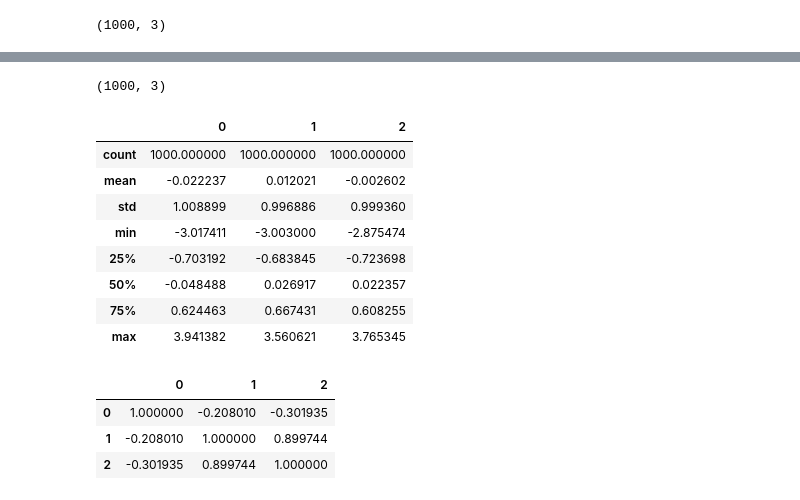
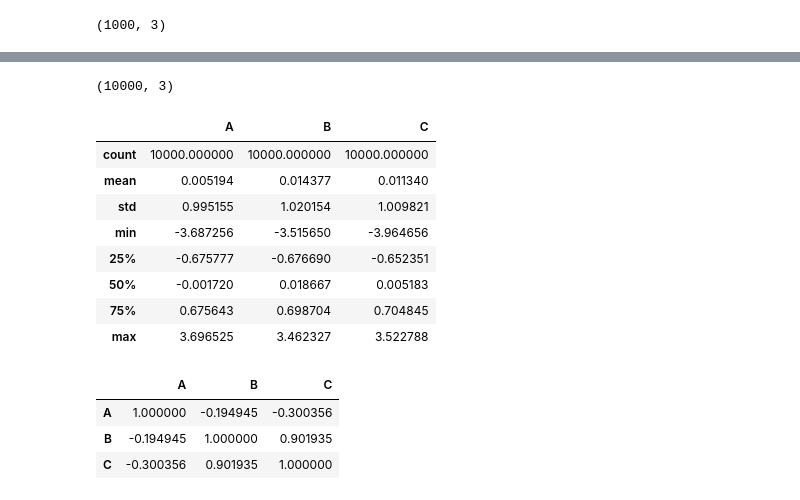
Before and after one commit to HST0077/HYOTC, a Jupyter notebook: 다변량정규분포.ipynb, the cells around one changed output, grey strips where cells are left out. Saved outputs shown, nothing was run; the diff lists cells and outputs as text; code cells hidden in the pictures.

```diff
--- a/다변량정규분포.ipynb
+++ b/다변량정규분포.ipynb
@@ -190,28 +190,28 @@ cov  = [[1, -0.2, -0.3],
 rv = multivariate_normal(mean=mean, cov=cov)
 
 # 샘플 1000개 생성
-D2 = rv.rvs(size=1000)
+D2 = rv.rvs(size=10000)
 D2.shape
 # %% [output]
-(1000, 3)
+(10000, 3)
 # %%
 import pandas as pd
-D2=pd.DataFrame(data=D2)
+D2=pd.DataFrame(data=D2,columns=['A','B','C'])
 D2.describe()
 # %% [output]
-|  | 0 | 1 | 2 |
-| count | 1000.000000 | 1000.000000 | 1000.000000 |
-| mean | -0.022237 | 0.012021 | -0.002602 |
-| std | 1.008899 | 0.996886 | 0.999360 |
-| min | -3.017411 | -3.003000 | -2.875474 |
-| 25% | -0.703192 | -0.683845 | -0.723698 |
-| 50% | -0.048488 | 0.026917 | 0.022357 |
-| 75% | 0.624463 | 0.667431 | 0.608255 |
-| max | 3.941382 | 3.560621 | 3.765345 |
+|  | A | B | C |
+| count | 10000.000000 | 10000.000000 | 10000.000000 |
+| mean | 0.005194 | 0.014377 | 0.011340 |
+| std | 0.995155 | 1.020154 | 1.009821 |
+| min | -3.687256 | -3.515650 | -3.964656 |
+| 25% | -0.675777 | -0.676690 | -0.652351 |
+| 50% | -0.001720 | 0.018667 | 0.005183 |
+| 75% | 0.675643 | 0.698704 | 0.704845 |
+| max | 3.696525 | 3.462327 | 3.522788 |
 # %%
 D2.corr()
 # %% [output]
-|  | 0 | 1 | 2 |
-| 0 | 1.000000 | -0.208010 | -0.301935 |
-| 1 | -0.208010 | 1.000000 | 0.899744 |
-| 2 | -0.301935 | 0.899744 | 1.000000 |
+|  | A | B | C |
+| A | 1.000000 | -0.194945 | -0.300356 |
+| B | -0.194945 | 1.000000 | 0.901935 |
+| C | -0.300356 | 0.901935 | 1.000000 |
```
Also changed, not shown: parts of 3 cells of this notebook.
